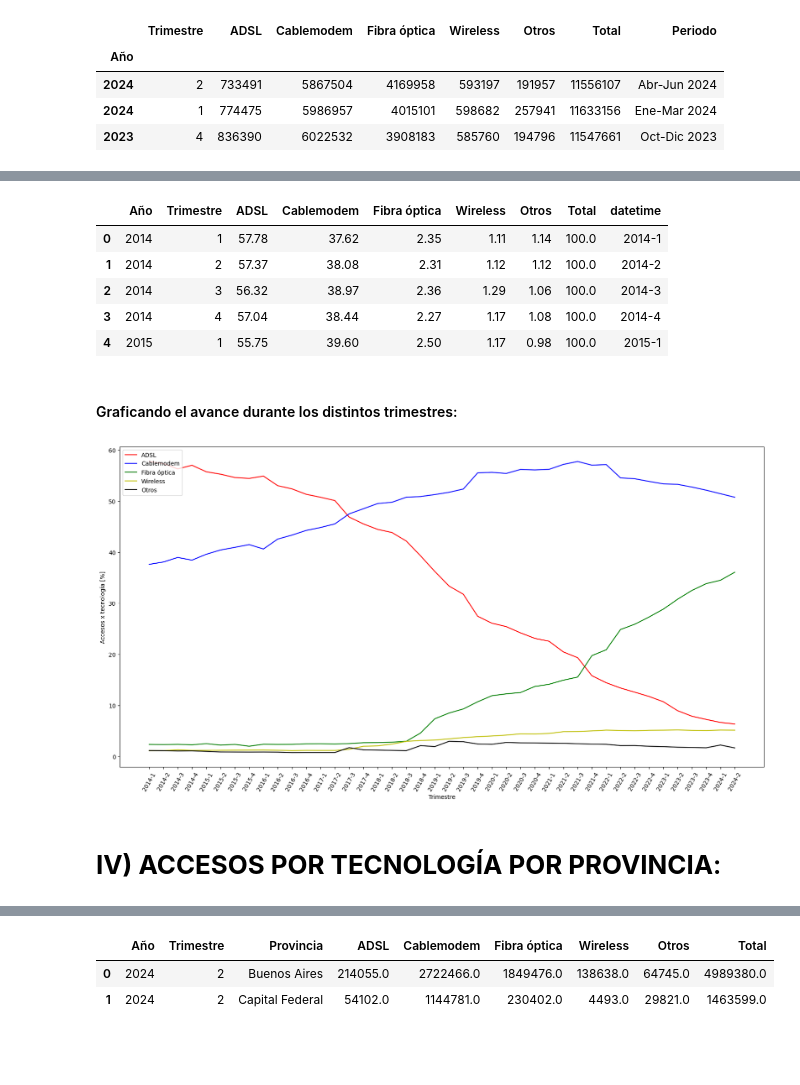
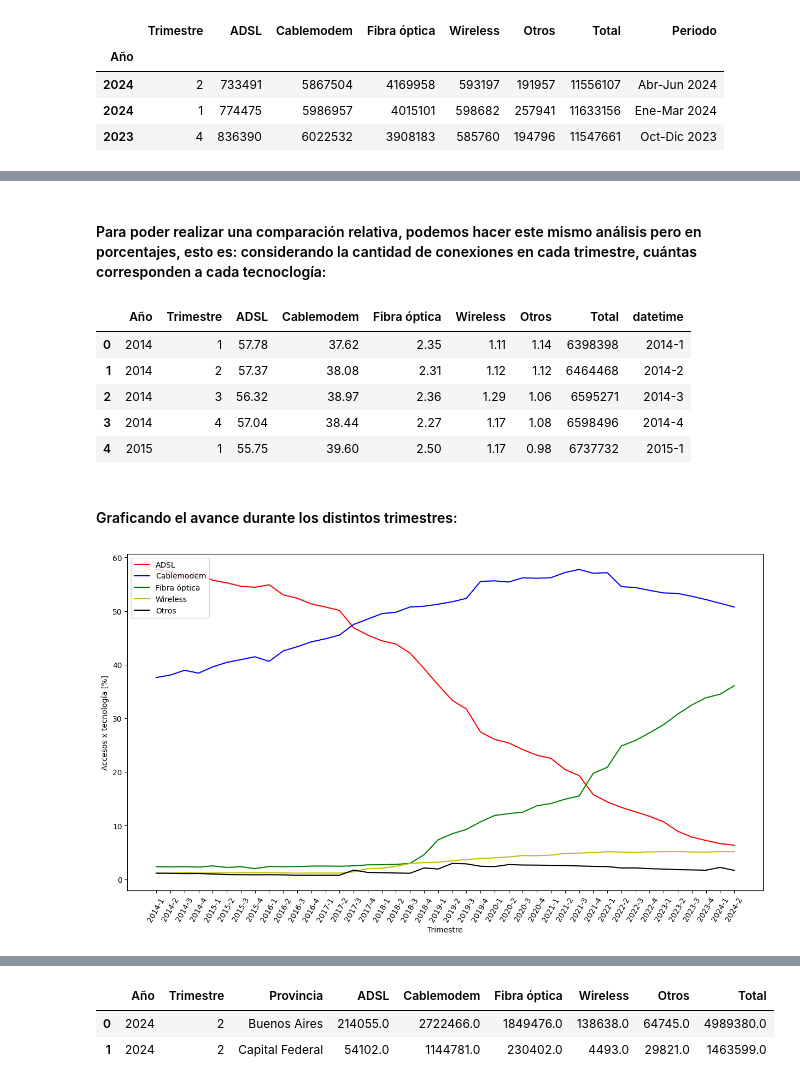
Before and after one commit to AutoMataX/PI-2---DataPT11, a Jupyter notebook: EDA PI2.ipynb, the cells around one changed output, grey strips where cells are left out. Cells and saved outputs as stored; diff of their text form; code cells hidden in the pictures; blank space fills up the shorter version.

```diff
--- a/EDA PI2.ipynb
+++ b/EDA PI2.ipynb
@@ -706,2 +708,0 @@ accesos_por_tec.head()
-# %%
-accesos_por_tec = test.copy()
@@ -709,0 +720,33 @@ accesos_por_tec = test.copy()
+# %%
+#dif_tecnologias = accesos_por_tec[['ADSL', 'Cablemodem', 'Fibra óptica', 'Wireless','Otros']].columns
+dif_tecnologias = accesos_por_tec.iloc[:,2:7].columns
+n_tecnologias = len(dif_tecnologias)
+
+#-----------------------------------
+#Creating a list of different color:
+#-----------------------------------
+colors = ['r', 'b', 'g', 'y', 'black', 'o']
+
+#-----------------------------------
+#Creating the plots
+#-----------------------------------
+
+plt.figure(figsize = (20,10))
+
+k = 0
+while k < n_tecnologias:
+
+    value = dif_tecnologias[k]
+    colored = colors[k]
+    plt.plot(accesos_por_tec['datetime'], accesos_por_tec[value], label = value, color = colored)
+
+    k += 1
+
+
+plt.xticks(rotation=60)
+plt.legend(loc="upper left")
+plt.xlabel('Trimestre')
+plt.ylabel('Accesos x tecnología [ABS]')
+#plt.ylim(-10,40)
+
+plt.show()
@@ -710,56 +755,56 @@ accesos_por_tec = test.copy()
+# %% [markdown]
+#### Para poder realizar una comparación relativa, podemos hacer este mismo análisis pero en porcentajes, esto es: considerando la cantidad de conexiones en cada trimestre, cuántas corresponden a cada tecnoclogía:
 # %%
-column_names = accesos_por_tec.iloc[:, 2:8].columns
+column_names = dif_tecnologias #accesos_por_tec.iloc[:, 2:8].columns
 
 for c in column_names:
 
     accesos_por_tec[c] = round((accesos_por_tec[c].astype(float)/accesos_por_tec['Total'].astype(float))*100, 2)#.astype(int)
+
+accesos_por_tec.head(5)
+# %% [output]
+|  | Año | Trimestre | ADSL | Cablemodem | Fibra óptica | Wireless | Otros | Total | datetime |
+| 0 | 2014 | 1 | 57.78 | 37.62 | 2.35 | 1.11 | 1.14 | 6398398 | 2014-1 |
+| 1 | 2014 | 2 | 57.37 | 38.08 | 2.31 | 1.12 | 1.12 | 6464468 | 2014-2 |
+| 2 | 2014 | 3 | 56.32 | 38.97 | 2.36 | 1.29 | 1.06 | 6595271 | 2014-3 |
+| 3 | 2014 | 4 | 57.04 | 38.44 | 2.27 | 1.17 | 1.08 | 6598496 | 2014-4 |
+| 4 | 2015 | 1 | 55.75 | 39.60 | 2.50 | 1.17 | 0.98 | 6737732 | 2015-1 |
-# %%
-accesos_por_tec.head(5)
-# %% [output]
-|  | Año | Trimestre | ADSL | Cablemodem | Fibra óptica | Wireless | Otros | Total | datetime |
-| 0 | 2014 | 1 | 57.78 | 37.62 | 2.35 | 1.11 | 1.14 | 100.0 | 2014-1 |
-| 1 | 2014 | 2 | 57.37 | 38.08 | 2.31 | 1.12 | 1.12 | 100.0 | 2014-2 |
-| 2 | 2014 | 3 | 56.32 | 38.97 | 2.36 | 1.29 | 1.06 | 100.0 | 2014-3 |
-| 3 | 2014 | 4 | 57.04 | 38.44 | 2.27 | 1.17 | 1.08 | 100.0 | 2014-4 |
-| 4 | 2015 | 1 | 55.75 | 39.60 | 2.50 | 1.17 | 0.98 | 100.0 | 2015-1 |
 # %% [markdown]
 #### Graficando el avance durante los distintos trimestres:
 # %%
-dif_tecnologias = accesos_por_tec[['ADSL', 'Cablemodem', 'Fibra óptica', 'Wireless','Otros']].columns
-n_tecnologias = len(dif_tecnologias)
+#dif_tecnologias = accesos_por_tec[['ADSL', 'Cablemodem', 'Fibra óptica', 'Wireless','Otros']].columns
+#n_tecnologias = len(dif_tecnologias)
 
 
 #-----------------------------------
 #Creating a list of different color:
 #-----------------------------------
 colors = ['r', 'b', 'g', 'y', 'black', 'o']
 
 #-----------------------------------
 #Creating the plots
 #-----------------------------------
 
-plt.figure(figsize = (20,10))
+plt.figure(figsize = (15,8))
 
 k = 0
 while k < n_tecnologias:
 
     value = dif_tecnologias[k]
     colored = colors[k]
     plt.plot(accesos_por_tec['datetime'], accesos_por_tec[value], label = value, color = colored)
 
     k += 1
 
 
 plt.xticks(rotation=60)
 plt.legend(loc="upper left")
 plt.xlabel('Trimestre')
 plt.ylabel('Accesos x tecnología [%]')
 #plt.ylim(-10,40)
 
 plt.show()
 # %% [output]
-[figure, old version]
+[figure, new version]
 # %%
 accesos_por_tec.to_csv('./PI 2/accesos_por_tec_porcentaje.csv')
-# %% [markdown]
-# **IV) ACCESOS POR TECNOLOGÍA POR PROVINCIA**:
```
Also changed, not shown: parts of 15 cells of this notebook, 2 other files.
